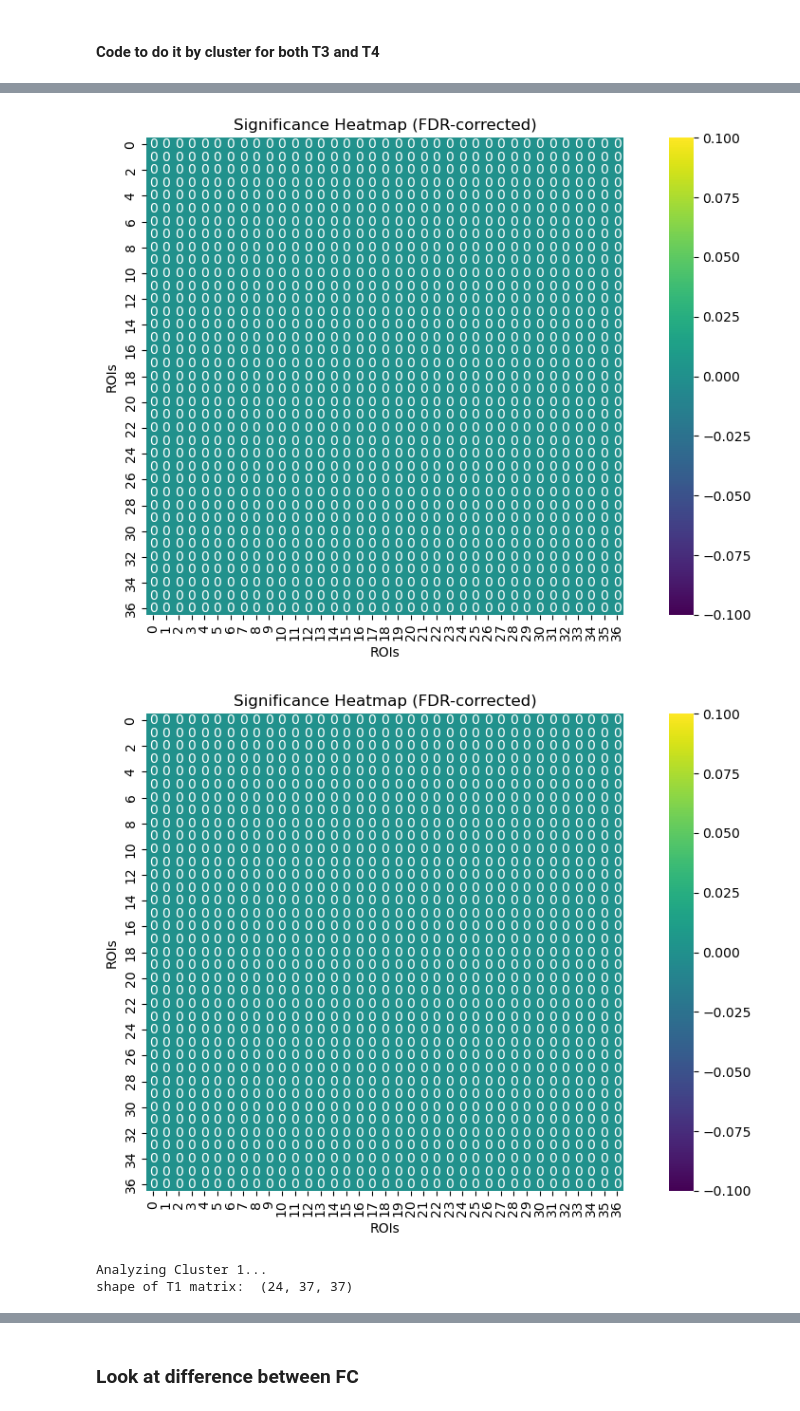
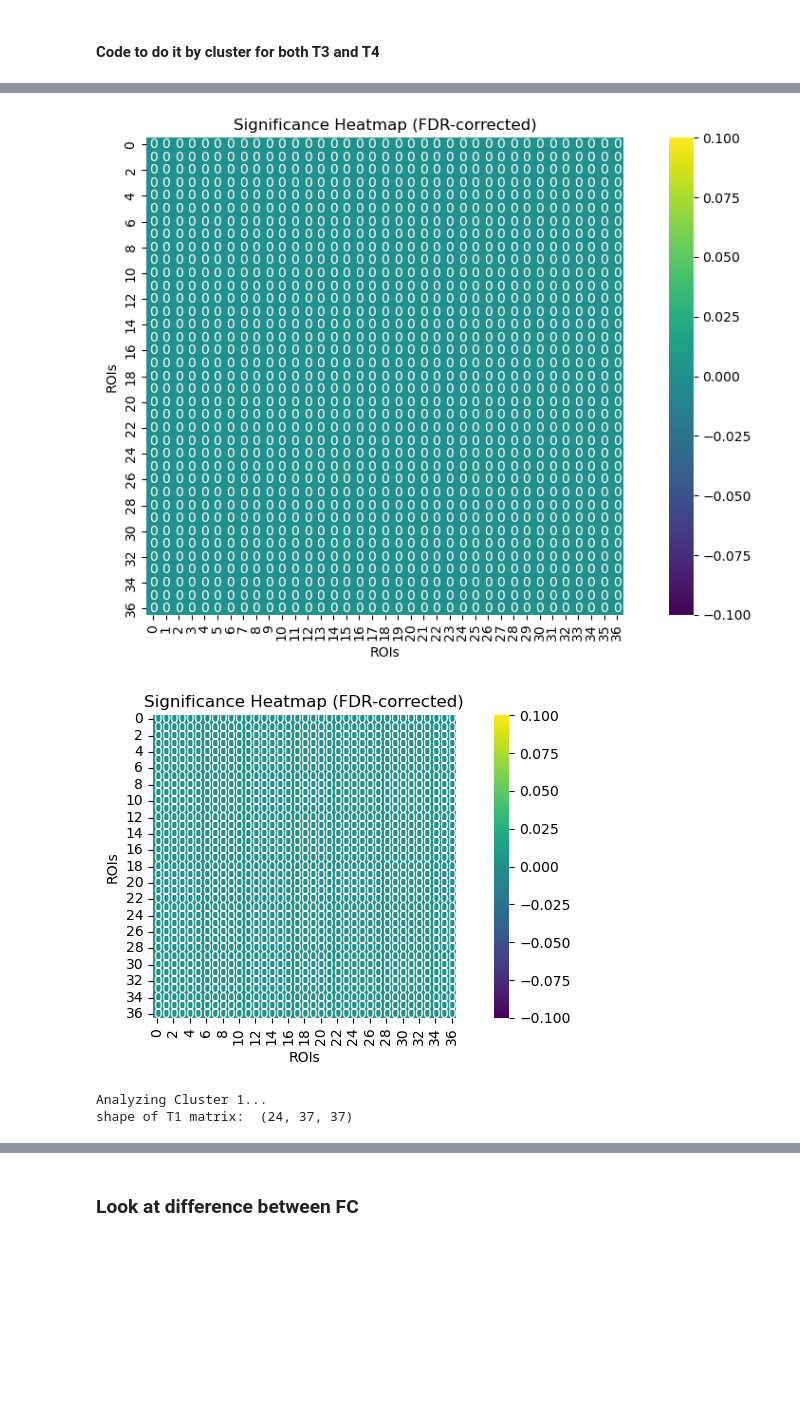
Before and after one commit to maylismlr/uphummel_MA4, a Jupyter notebook: clustering.ipynb, the cells around one changed output, grey strips where cells are left out. Saved outputs shown, nothing was run; the diff lists cells and outputs as text; code cells hidden in the pictures; blank space fills up the shorter version.

Commit message:
refining functions and creating a main

```diff
--- a/clustering.ipynb
+++ b/clustering.ipynb
@@ -52,10 +52,10 @@ folder_path = "FC_matrices_times_wp11/"
 rois = [363, 364, 365, 368, 372, 373, 374, 377, 379, 361, 370, 362, 371, 10, 11, 12, 54, 56, 78, 96, 190, 191, 192, 234, 236, 258, 276, 8, 9, 51, 52, 53, 188, 189, 231, 232, 233]
 rois = [roi - 1 for roi in rois]
 
-t1_matrices, rsfMRI_full_info, rsfMRI_info, t1_subjects = functions.load_data_T1_only(folder_path, rois)
-all_matrices, rsfMRI_full_info, rsfMRI_info, all_subjects = functions.load_data(folder_path, rois)
-t1_t3_matrices, rsfMRI_full_info, rsfMRI_info, t1_t3_subjects = functions.load_data_2(folder_path, rois)
-t1_t4_matrices, rsfMRI_full_info, rsfMRI_info, t1_t4_subjects = functions.load_data_3(folder_path, rois)
+t1_matrices, regression_info, rsfMRI_full_info, t1_subjects = functions.load_data_T1_only(folder_path, rois)
+all_matrices, regression_info, rsfMRI_full_info, all_subjects = functions.load_data(folder_path, rois)
+t1_t3_matrices, regression_info, rsfMRI_full_info, t1_t3_subjects = functions.load_data_2(folder_path, rois)
+t1_t4_matrices, regression_info, rsfMRI_full_info, t1_t4_subjects = functions.load_data_3(folder_path, rois)
 #matrices = functions.matrices_to_wide_df(matrices)
 # %%
 print("number of subjects with all matrices: ", len(all_subjects))
@@ -77,10 +77,12 @@ matrices column names:  Index(['subject_id', 'T1_matrix', 'T3_matrix', 'Lesion_s
 # %% [markdown]
 ##### Cluster for all matrices
 # %%
-categorical_cols = ['Lesion_side', 'Stroke_location']
+categorical_cols = ['Lesion_side', 'Stroke_location','Gender','Age','Education_level','Combined', 'Bilateral']
 numerical_cols = ['lesion_volume_mm3']
 
 all_matrices_labeled = functions.cluster_and_plot(all_matrices, numerical_cols_names= numerical_cols, categorical_cols_name=categorical_cols, clusters=4)
+t1_t3_matrices_labeled = functions.cluster_and_plot(t1_t3_matrices, numerical_cols_names= numerical_cols, categorical_cols_name=categorical_cols, clusters=4)
+t1_t4_matrices_labeled = functions.cluster_and_plot(t1_t4_matrices, numerical_cols_names= numerical_cols, categorical_cols_name=categorical_cols, clusters=4)
 # %% [output]
 [figure]
 Silhouette score: 0.030838424046060367
@@ -366,12 +368,12 @@ shape of T1 matrix:  (36, 37, 37)
 # %% [markdown]
 #### Code to do it by cluster for both T3 and T4
 # %%
-functions.compare_T1_T_by_cluster(t1_t4_matrices_labeled, rois, tp = 4, alpha=0.05, cluster = True)
+functions.sig_matrix_T1_T(t1_t4_matrices_labeled, rois, tp = 4, alpha=0.05, cluster = True)
 # %% [output]
 Analyzing Cluster 0...
 shape of T1 matrix:  (12, 37, 37)
 [figure]
-[figure, old version]
+[figure, new version]
 Analyzing Cluster 1...
 shape of T1 matrix:  (24, 37, 37)
 [figure]
```
Also changed, not shown: parts of 5 cells of this notebook, 4 other files.
